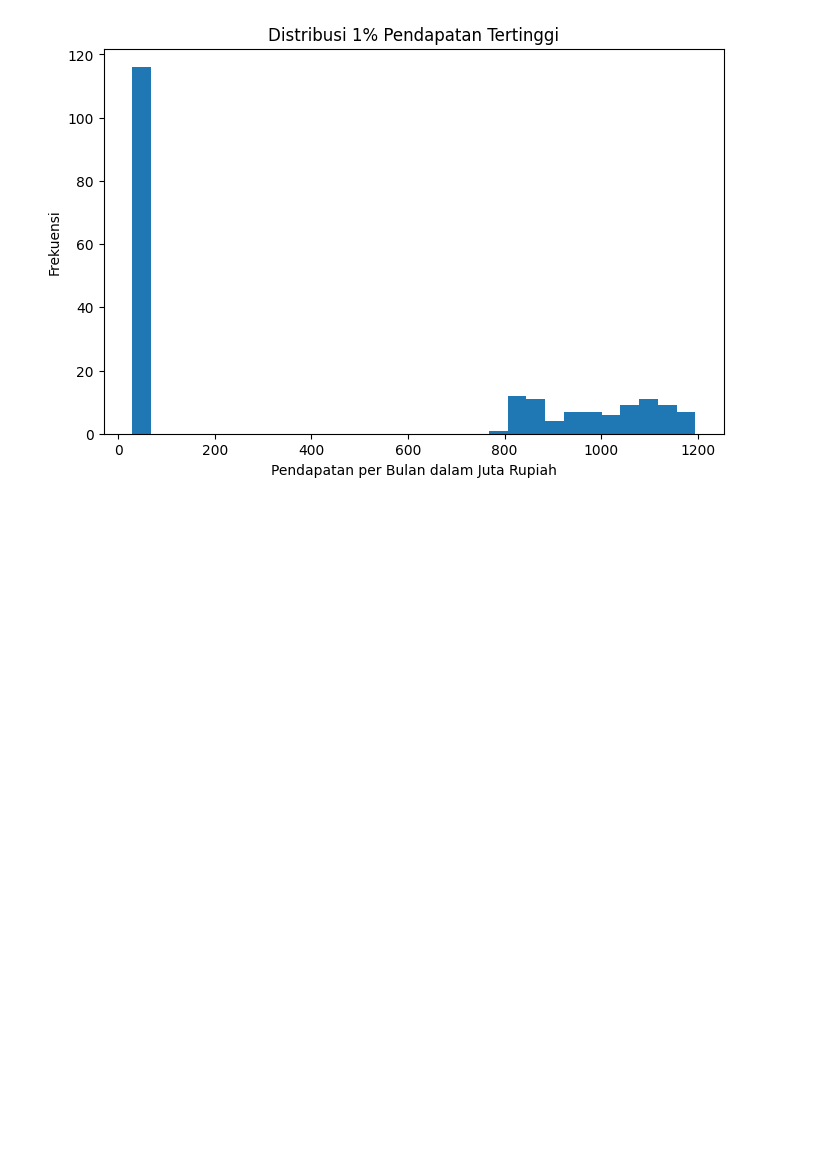
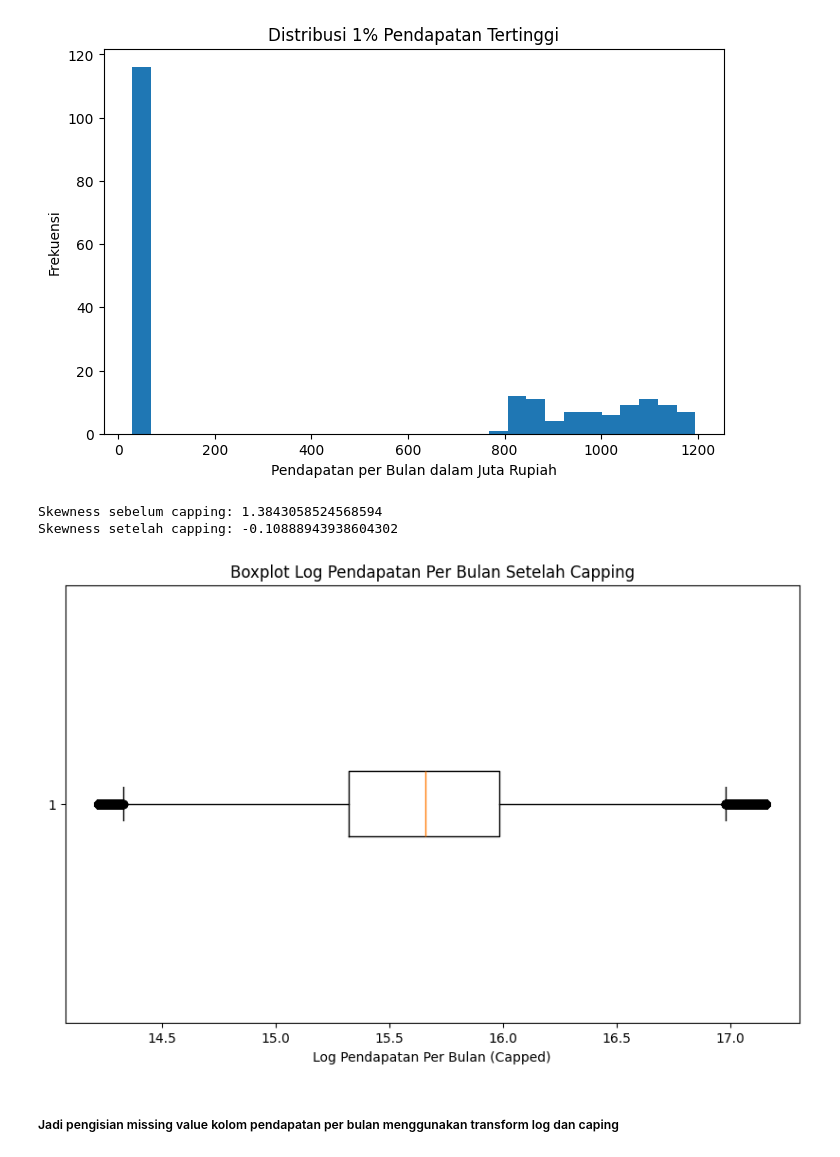
Before and after one commit to andikadibyaa/bflp-python, a Jupyter notebook: Sesi 2 - 10 JUN - Sesi EDA.ipynb, the cells around one changed output. Drawn from its saved outputs; the diff is of its cells as text; code cells hidden in the pictures; blank space fills up the shorter version.

```diff
--- a/Sesi 2 - 10 JUN - Sesi EDA.ipynb
+++ b/Sesi 2 - 10 JUN - Sesi EDA.ipynb
@@ -1024,3 +1009,21 @@ plt.title("Distribusi 1% Pendapatan Tertinggi")
 plt.show()
 # %% [output]
 [figure]
+# %%
+p1 = df["log_pendapatan_per_b"].quantile(0.01)
+p99 = df["log_pendapatan_per_b"].quantile(0.99)
+
+df["log_pendapatan_per_b_cap"] = df["log_pendapatan_per_b"].clip(p1, p99)
+print(f"Skewness sebelum capping: {df['log_pendapatan_per_b'].skew()}")
+print(f"Skewness setelah capping: {df['log_pendapatan_per_b_cap'].skew()}")
+plt.figure(figsize=(10, 6))
+plt.boxplot(df['log_pendapatan_per_b_cap'], vert=False)
+plt.title('Boxplot Log Pendapatan Per Bulan Setelah Capping')
+plt.xlabel('Log Pendapatan Per Bulan (Capped)')
+plt.show()
+# %% [output]
+Skewness sebelum capping: 1.3843058524568594
+Skewness setelah capping: -0.10888943938604302
+[figure, added]
+# %% [markdown]
+##### Jadi pengisian missing value kolom pendapatan per bulan menggunakan transform log dan caping
```
Also changed, not shown: parts of 24 cells of this notebook.
